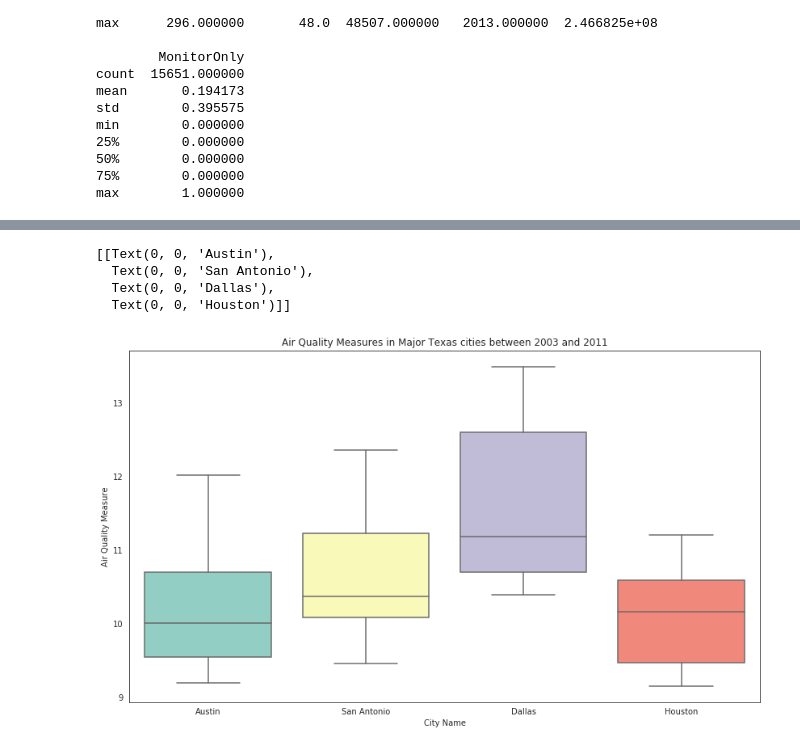
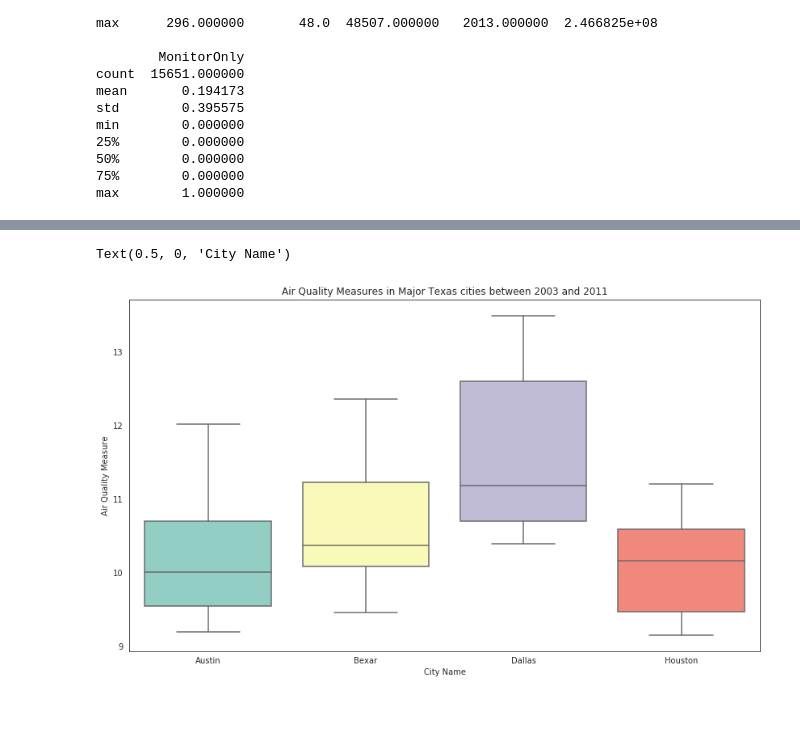
Before and after one commit to Saranyanv/test, a Jupyter notebook: 455_Assignment2.ipynb, the cells around one changed output, grey strips where cells are left out. Saved outputs shown, nothing was run; the diff lists cells and outputs as text; code cells hidden in the pictures; blank space fills up the shorter version.

```diff
--- a/455_Assignment2.ipynb
+++ b/455_Assignment2.ipynb
@@ -82,7 +82,7 @@ TX_Air_Quality_big4.head()
 # %%
 #sfo_air_traffic_big4.loc[sfo_air_traffic_big4['Published Airline IATA Code'].isin(['AA', 'B6', 'DL']), 'Airline'] = 'Other Carriers'
 # %%
-sfo_air_traffic_big4_agg=DataFrame({'Air Quality Measure' : TX_Air_Quality_big4.groupby(['CountyName', 'ReportYear'])['Value'].sum()}).reset_index()
+TX_Air_Quality_big4_agg=DataFrame({'Air Quality Measure' : TX_Air_Quality_big4.groupby(['CountyName', 'ReportYear'])['Value'].sum()}).reset_index()
 # %%
 #sfo_air_traffic_AA_UA['Activity Period Formatted']=pd.to_datetime(sfo_air_traffic_AA_UA['Activity Period'], format='%Y%m')
 # %%
@@ -111,18 +125,15 @@ plt.show(g)
 # %%
 import seaborn as sns
 import matplotlib.pyplot as plt
 sns.set_style("white")
 
 fig, ax = plt.subplots(figsize=(14,8))
-ax = sns.boxplot(y="Air Quality Measure", x="CountyName", data=sfo_air_traffic_big4_agg
+ax = sns.boxplot(y="Air Quality Measure", x="CountyName", data=TX_Air_Quality_big4_agg
                 #, palette=sns.color_palette(palette = ["SteelBlue" , "Salmon", "Grey", "Cyan"])
                 , palette="Set3", saturation=.85)
 ax.set_title('Air Quality Measures in Major Texas cities between 2003 and 2011')
 ax.set_xlabel('City Name')
-ax.set(xticklabels=['Austin', 'San Antonio', 'Dallas', 'Houston'])
+#ax.set(xticklabels=['Austin', 'San Antonio', 'Dallas', 'Houston'])
 # %% [output]
-[[Text(0, 0, 'Austin'),
-  Text(0, 0, 'San Antonio'),
-  Text(0, 0, 'Dallas'),
-  Text(0, 0, 'Houston')]]
+Text(0.5, 0, 'City Name')
-[figure, old version]
+[figure, new version]
```
Also changed, not shown: parts of 2 cells of this notebook.
